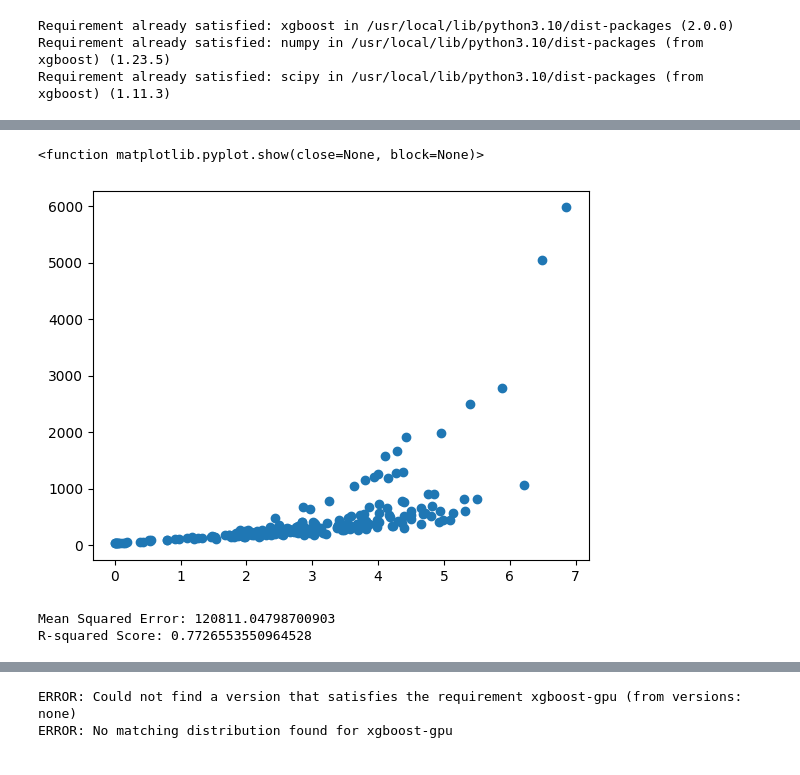
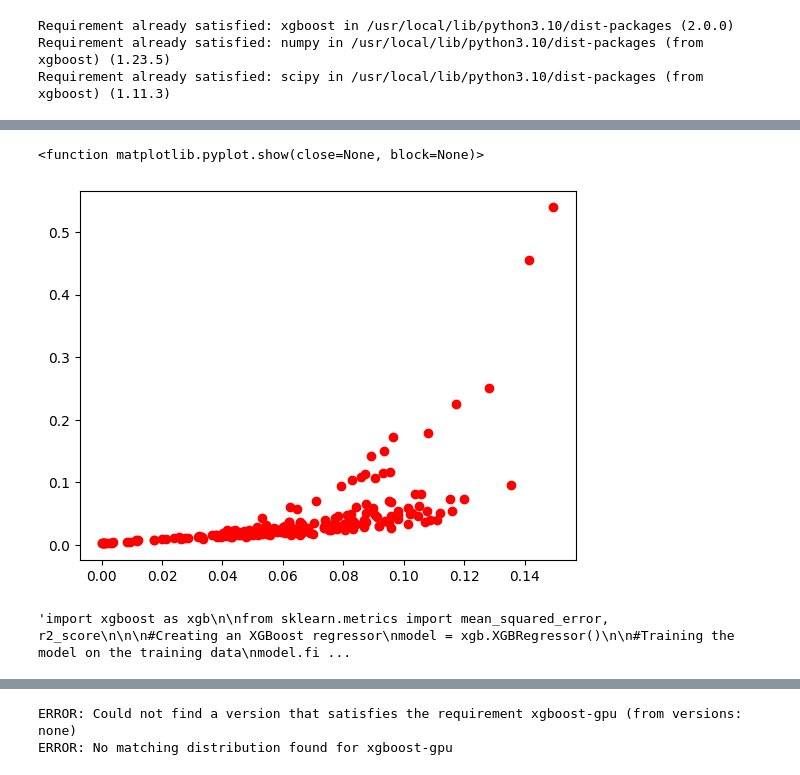
Before and after one commit to mahima124/githubtest, a Jupyter notebook: perovskite.ipynb, the cells around one changed output, grey strips where cells are left out. Drawn from its saved outputs; the diff is of its cells as text; code cells hidden in the pictures.

```diff
--- a/perovskite.ipynb
+++ b/perovskite.ipynb
@@ -135,14 +151,15 @@ y_test
 # %%
 import matplotlib.pyplot as plt
-x_data=df["Eg"]
-y_data=df["Fb"]
-plt.scatter(x_data,y_data)
+from sklearn import preprocessing
+x_data=preprocessing.normalize([df["Eg"]])
+y_data=preprocessing.normalize([df["Fb"]])
+plt.plot(x_data,y_data,"ro")
 plt.show
 # %% [output]
 <function matplotlib.pyplot.show(close=None, block=None)>
-[figure, old version]
+[figure, new version]
 # %%
-import xgboost as xgb
+"""import xgboost as xgb
 
 from sklearn.metrics import mean_squared_error, r2_score
 
@@ -161,7 +178,6 @@ mse = mean_squared_error(y_test, predictions)
 r2 = r2_score(y_test, predictions)
 
 print("Mean Squared Error:", mse)
-print("R-squared Score:", r2)
+print("R-squared Score:", r2)"""
 # %% [output]
-Mean Squared Error: 120811.04798700903
-R-squared Score: 0.7726553550964528
+'import xgboost as xgb\n\nfrom sklearn.metrics import mean_squared_error, r2_score\n\n\n#Creating an XGBoost regressor\nmodel = xgb.XGBRegressor()\n\n#Training the model on the training data\nmodel.fi ...
```
Also changed, not shown: parts of 30 cells of this notebook.
